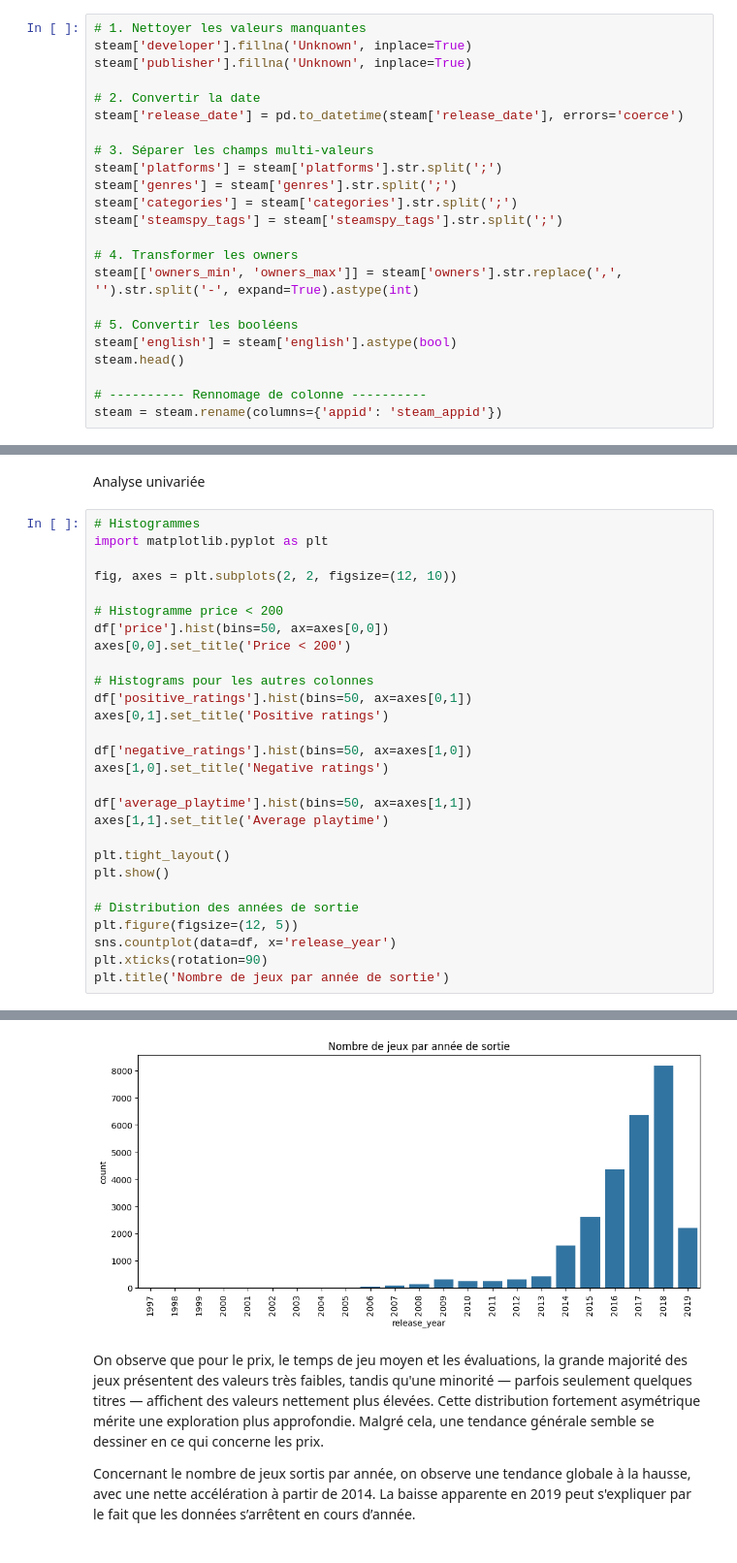
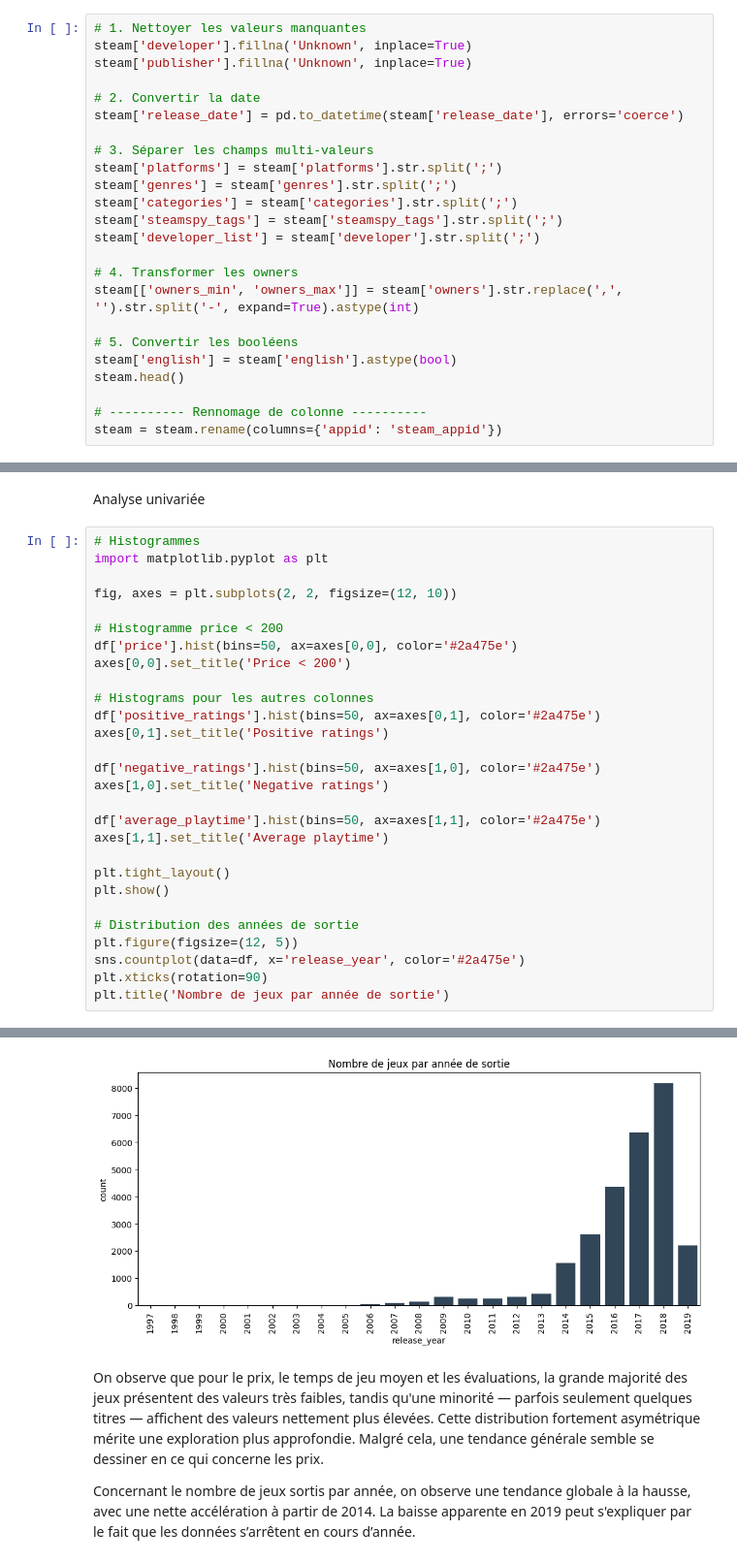
Before and after one commit to Plestan/Analyse-comportementale-Steam, a Jupyter notebook: analyse.ipynb, the cells around one changed output, grey strips where cells are left out. Shown at 97% size. Saved outputs shown, nothing was run; the diff lists cells and outputs as text.

```diff
--- a/analyse.ipynb
+++ b/analyse.ipynb
@@ -321,6 +321,7 @@ steam['platforms'] = steam['platforms'].str.split(';')
 steam['genres'] = steam['genres'].str.split(';')
 steam['categories'] = steam['categories'].str.split(';')
 steam['steamspy_tags'] = steam['steamspy_tags'].str.split(';')
+steam['developer_list'] = steam['developer'].str.split(';')
 
 # 4. Transformer les owners
 steam[['owners_min', 'owners_max']] = steam['owners'].str.replace(',', '').str.split('-', expand=True).astype(int)
@@ -512,17 +513,17 @@ import matplotlib.pyplot as plt
 fig, axes = plt.subplots(2, 2, figsize=(12, 10))
 
 # Histogramme price < 200
-df['price'].hist(bins=50, ax=axes[0,0])
+df['price'].hist(bins=50, ax=axes[0,0], color='#2a475e')
 axes[0,0].set_title('Price < 200')
 
 # Histograms pour les autres colonnes
-df['positive_ratings'].hist(bins=50, ax=axes[0,1])
+df['positive_ratings'].hist(bins=50, ax=axes[0,1], color='#2a475e')
 axes[0,1].set_title('Positive ratings')
 
-df['negative_ratings'].hist(bins=50, ax=axes[1,0])
+df['negative_ratings'].hist(bins=50, ax=axes[1,0], color='#2a475e')
 axes[1,0].set_title('Negative ratings')
 
-df['average_playtime'].hist(bins=50, ax=axes[1,1])
+df['average_playtime'].hist(bins=50, ax=axes[1,1], color='#2a475e')
 axes[1,1].set_title('Average playtime')
 
 plt.tight_layout()
@@ -530,7 +531,7 @@ plt.show()
 
 # Distribution des années de sortie
 plt.figure(figsize=(12, 5))
-sns.countplot(data=df, x='release_year')
+sns.countplot(data=df, x='release_year', color='#2a475e')
 plt.xticks(rotation=90)
 plt.title('Nombre de jeux par année de sortie')
 # %% [output]
@@ -538,5 +539,5 @@ plt.title('Nombre de jeux par année de sortie')
 Text(0.5, 1.0, 'Nombre de jeux par année de sortie')
-[figure, old version]
+[figure, new version]
 # %% [markdown]
 On observe que pour le prix, le temps de jeu moyen et les évaluations, la grande majorité des jeux présentent des valeurs très faibles, tandis qu'une minorité — parfois seulement quelques titres — affichent des valeurs nettement plus élevées. Cette distribution fortement asymétrique mérite une exploration plus approfondie. Malgré cela, une tendance générale semble se dessiner en ce qui concerne les prix.
 
```
Also changed, not shown: parts of 29 cells of this notebook.
